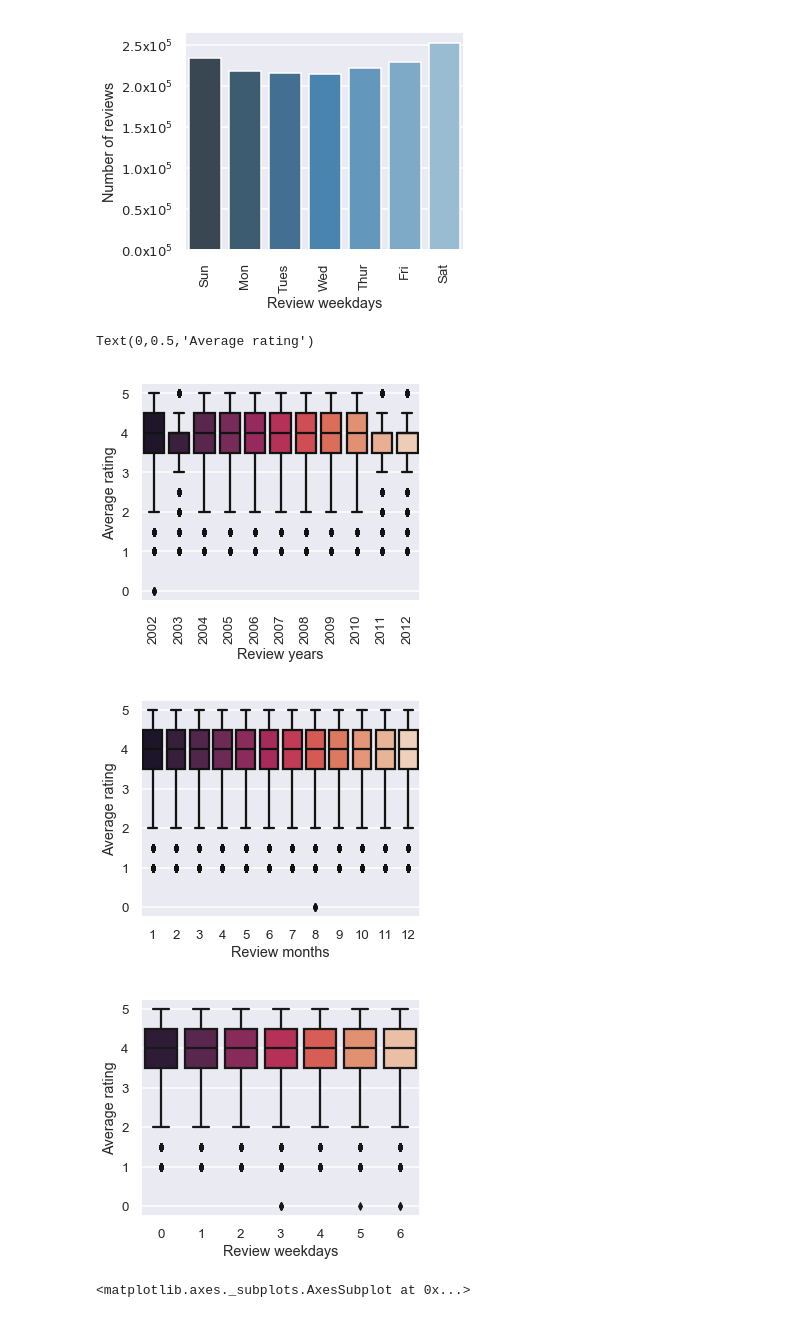
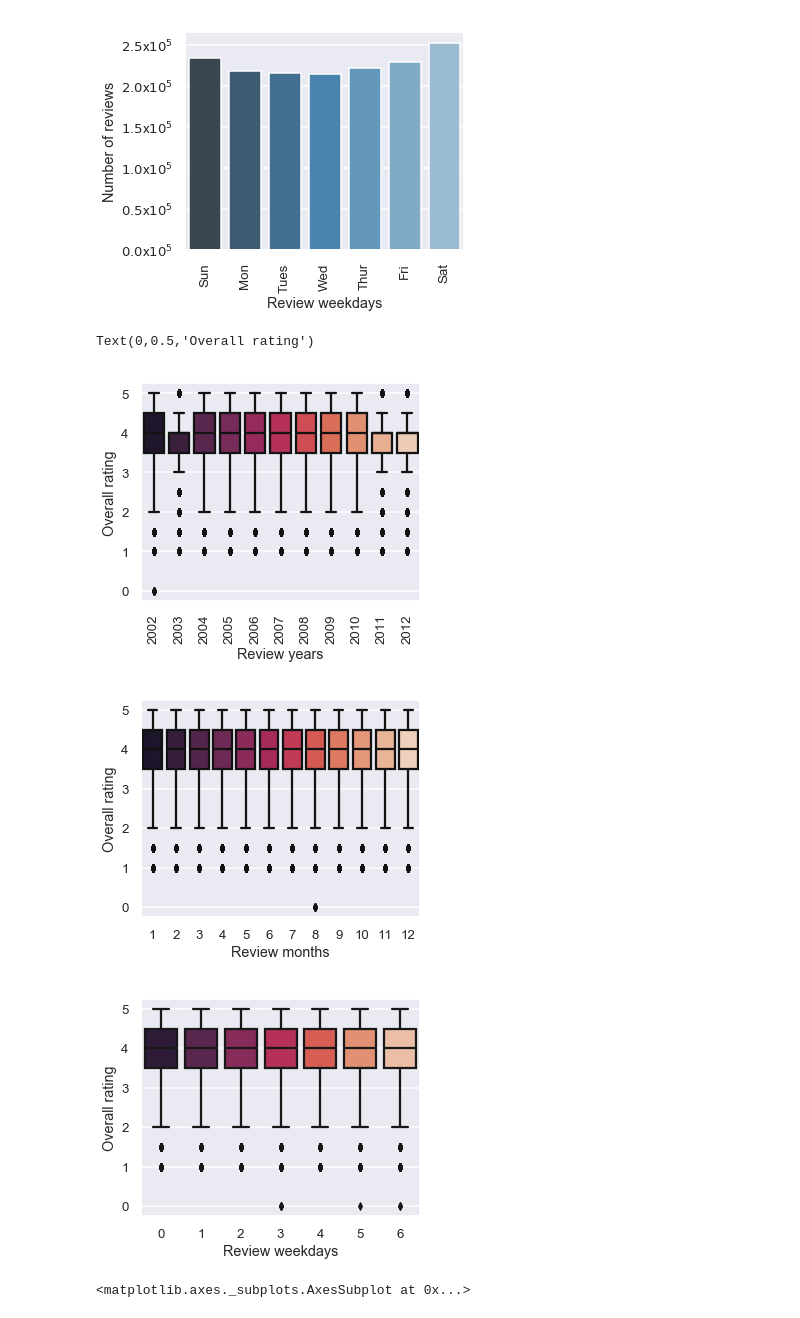
Before and after one commit to excelexcavator/CSE258-Assignment2, a Jupyter notebook: EDA.ipynb, the cells around one changed output. Saved outputs shown, nothing was run; the diff lists cells and outputs as text; code cells hidden in the pictures.

```diff
--- a/EDA.ipynb
+++ b/EDA.ipynb
@@ -216,24 +216,24 @@ Text(0,0.5,'Number of reviews')
 # %%
 f, ax = plt.subplots(figsize=(5, 4))
 sns.boxplot(x='review_year',y='review_overall',data=data[data['review_year']>2001], palette='rocket')
 ax.set_xticklabels(ax.get_xticklabels(), rotation=90)
 ax.set_xlabel('Review years')
-ax.set_ylabel('Average rating')
+ax.set_ylabel('Overall rating')
 
 f, ax = plt.subplots(figsize=(5, 4))
 sns.boxplot(x='review_month',y='review_overall',data=data, palette='rocket')
 ax.set_xlabel('Review months')
-ax.set_ylabel('Average rating')
+ax.set_ylabel('Overall rating')
 
 f, ax = plt.subplots(figsize=(5, 4))
 sns.boxplot(x='review_weekday',y='review_overall',data=data, palette='rocket')
 ax.set_xlabel('Review weekdays')
-ax.set_ylabel('Average rating')
+ax.set_ylabel('Overall rating')
 # %% [output]
-Text(0,0.5,'Average rating')
+Text(0,0.5,'Overall rating')
-[figure, old version]
+[figure, new version]
-[figure, old version]
+[figure, new version]
-[figure, old version]
+[figure, new version]
 # %%
 sns.stripplot(x='review_year',y='review_overall',data=data[data['review_year']>2001], palette='rocket')
 # %% [output]
```
Also changed, not shown: 7 other files.
